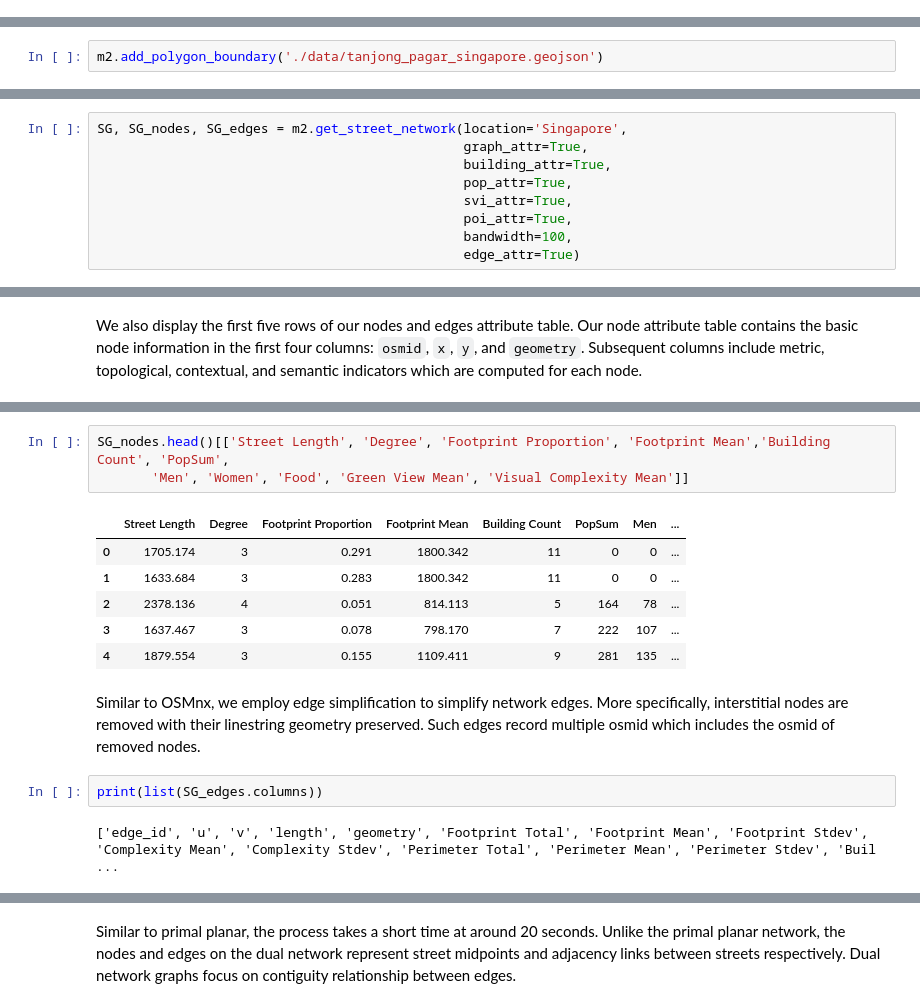
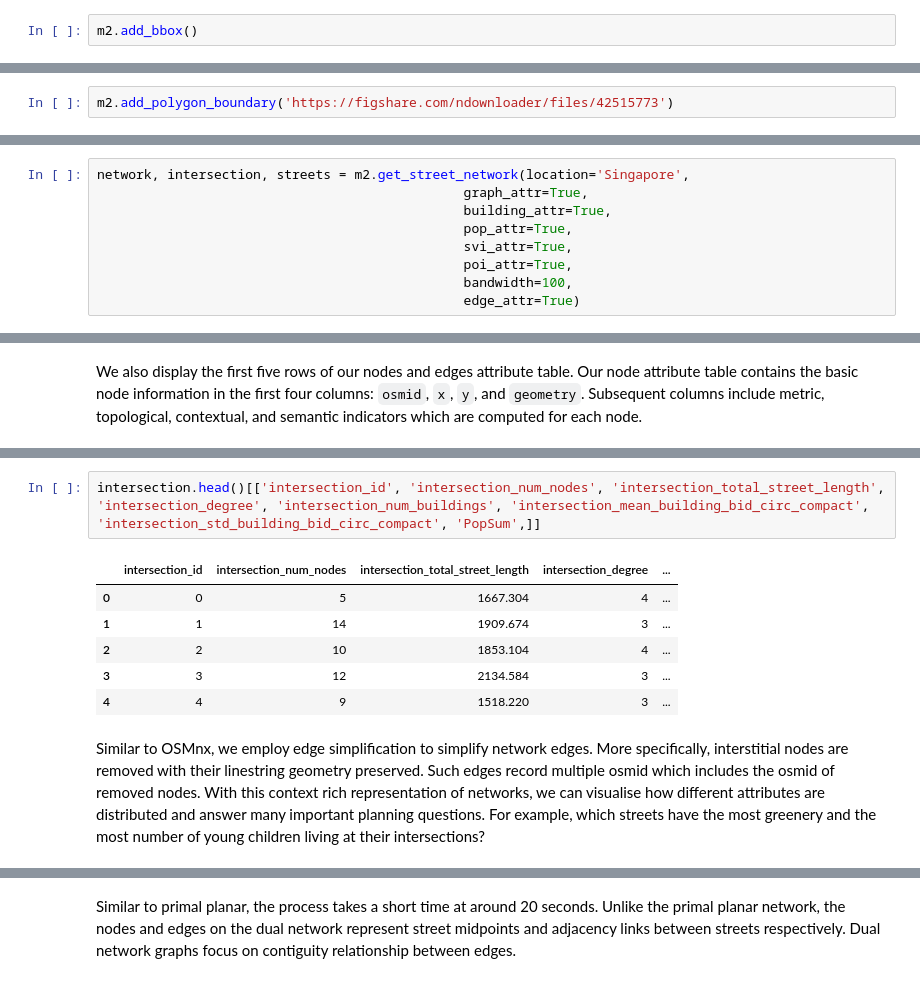
Before and after one commit to winstonyym/urbanity, a Jupyter notebook: docs/notebooks/basic_functionality.ipynb, the cells around one changed output, grey strips where cells are left out. Saved outputs shown, nothing was run; the diff lists cells and outputs as text.

```diff
--- a/docs/notebooks/basic_functionality.ipynb
+++ b/docs/notebooks/basic_functionality.ipynb
@@ -64,3 +68,5 @@ m2 = urb.Map('Singapore')
 m2
 # %% [output]
 Map(center=[1.357107, 103.8194992], controls=(ZoomControl(options=['position', 'zoom_in_text', 'zoom_in_title'…
+# %%
+m2.add_bbox()
@@ -69,5 +77,5 @@ Tanjong Pagar resides in Singapore's Central Business District (CBD). We proceed
 # %%
-m2.add_polygon_boundary('./data/tanjong_pagar_singapore.geojson')
+m2.add_polygon_boundary('https://figshare.com/ndownloader/files/42515773')
 # %% [markdown]
 Similarly, users can access the geographic object through the `polygon_bounds` attribute which in the case of shapefiles returns a geopandas dataframe. Users can access the shapely polygon object by indexing into the geometry column.
 # %%
@@ -95,5 +103,5 @@ We also set `graph_attr`, `building_attr`, `svi_attr`, `pop_attr`, and `poi_attr
 # %%
-SG, SG_nodes, SG_edges = m2.get_street_network(location='Singapore',
+network, intersection, streets = m2.get_street_network(location='Singapore',
                                                graph_attr=True,
                                                building_attr=True,
                                                pop_attr=True,
@@ -139,16 +163,11 @@ print(list(SG_nodes.columns))
 # %%
-SG_nodes.head()[['Street Length', 'Degree', 'Footprint Proportion', 'Footprint Mean','Building Count', 'PopSum',
-       'Men', 'Women', 'Food', 'Green View Mean', 'Visual Complexity Mean']]
+intersection.head()[['intersection_id', 'intersection_num_nodes', 'intersection_total_street_length', 'intersection_degree', 'intersection_num_buildings', 'intersection_mean_building_bid_circ_compact', 'intersection_std_building_bid_circ_compact', 'PopSum',]]
 # %% [output]
-|  | Street Length | Degree | Footprint Proportion | Footprint Mean | Building Count | PopSum | Men | ... |
-| 0 | 1705.174 | 3 | 0.291 | 1800.342 | 11 | 0 | 0 | ... |
-| 1 | 1633.684 | 3 | 0.283 | 1800.342 | 11 | 0 | 0 | ... |
-| 2 | 2378.136 | 4 | 0.051 | 814.113 | 5 | 164 | 78 | ... |
-| 3 | 1637.467 | 3 | 0.078 | 798.170 | 7 | 222 | 107 | ... |
-| 4 | 1879.554 | 3 | 0.155 | 1109.411 | 9 | 281 | 135 | ... |
+|  | intersection_id | intersection_num_nodes | intersection_total_street_length | intersection_degree | ... |
+| 0 | 0 | 5 | 1667.304 | 4 | ... |
+| 1 | 1 | 14 | 1909.674 | 3 | ... |
+| 2 | 2 | 10 | 1853.104 | 4 | ... |
+| 3 | 3 | 12 | 2134.584 | 3 | ... |
+| 4 | 4 | 9 | 1518.220 | 3 | ... |
 # %% [markdown]
-Similar to OSMnx, we employ edge simplification to simplify network edges. More specifically, interstitial nodes are removed with their linestring geometry preserved. Such edges record multiple osmid which includes the osmid of removed nodes.
+Similar to OSMnx, we employ edge simplification to simplify network edges. More specifically, interstitial nodes are removed with their linestring geometry preserved. Such edges record multiple osmid which includes the osmid of removed nodes. With this context rich representation of networks, we can visualise how different attributes are distributed and answer many important planning questions. For example, which streets have the most greenery and the most number of young children living at their intersections?
-# %%
-print(list(SG_edges.columns))
-# %% [output]
-['edge_id', 'u', 'v', 'length', 'geometry', 'Footprint Total', 'Footprint Mean', 'Footprint Stdev', 'Complexity Mean', 'Complexity Stdev', 'Perimeter Total', 'Perimeter Mean', 'Perimeter Stdev', 'Buil ...
```
Also changed, not shown: parts of 39 cells of this notebook, 12 other files.
